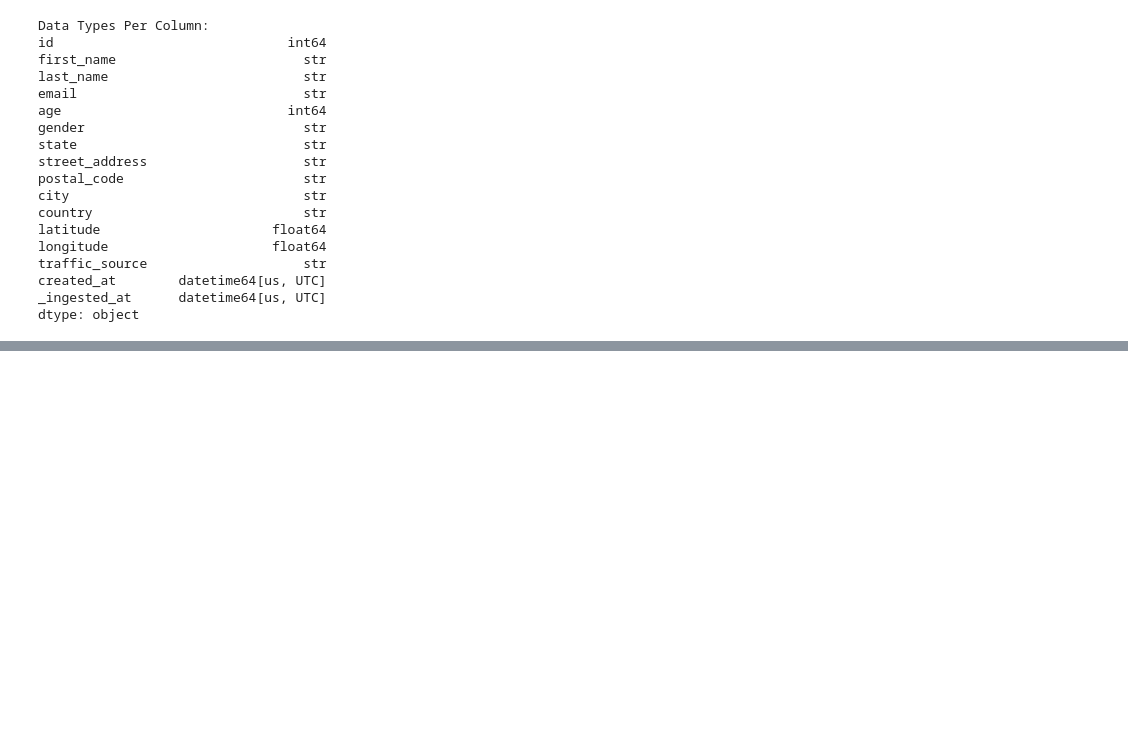
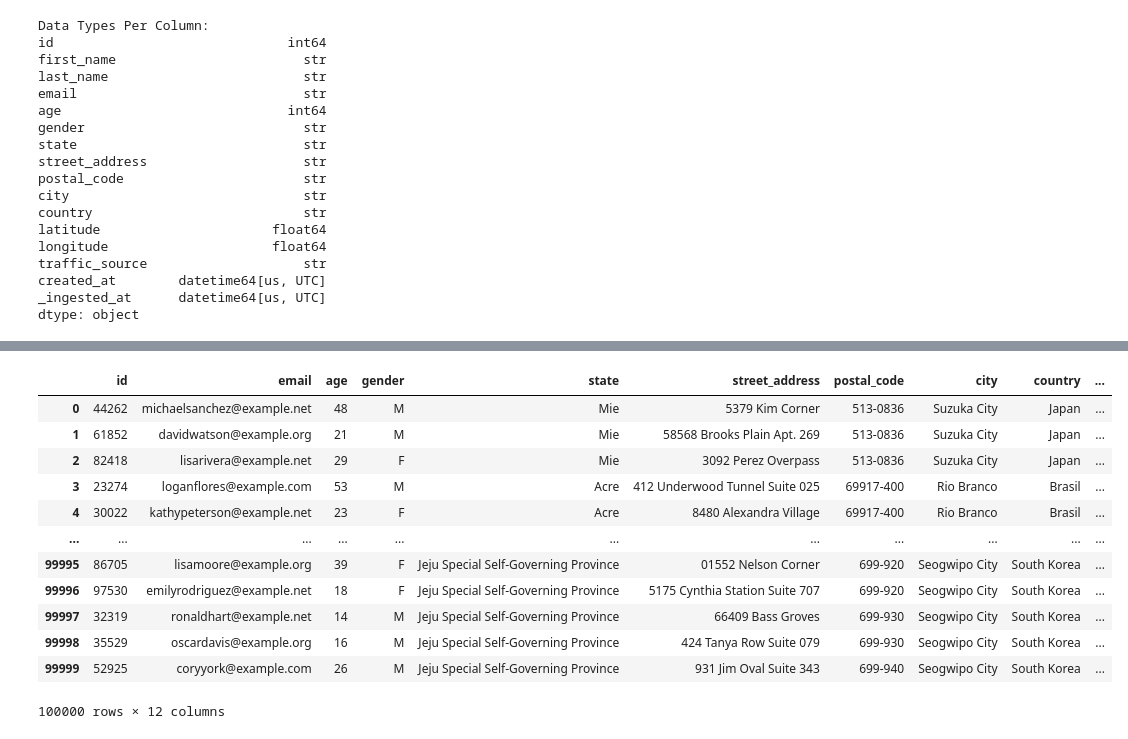
Before and after one commit to amretman77/depi-project, a Jupyter notebook: notebooks/users.ipynb, the cells around one changed output, grey strips where cells are left out. Drawn from its saved outputs; the diff is of its cells as text; code cells hidden in the pictures; blank space fills up the shorter version.

```diff
--- a/notebooks/users.ipynb
+++ b/notebooks/users.ipynb
@@ -5,3 +6,3 @@ import pandas as pd
 # %%
-df_users = load_table("bronze", "users")
+df_users_U = load_table("bronze", "users")
 # %%
@@ -83,3 +84,5 @@ traffic_source                    str
 created_at        datetime64[us, UTC]
 _ingested_at      datetime64[us, UTC]
 dtype: object
+# %%
+df_users_U["full_name"]=df_users_U["first_name"]+' '+ df_users_U["last_name"]
@@ -85,0 +105,18 @@ dtype: object
+# %%
+df_users_U_cleaned = df_users_U.drop(columns=["longitude", "latitude","_ingested_at","first_name","last_name"])
+# %%
+df_users_U_cleaned
+# %% [output]
+|  | id | email | age | gender | state | street_address | postal_code | city | country | ... |
+| 0 | 44262 | michaelsanchez@example.net | 48 | M | Mie | 5379 Kim Corner | 513-0836 | Suzuka City | Japan | ... |
+| 1 | 61852 | davidwatson@example.org | 21 | M | Mie | 58568 Brooks Plain Apt. 269 | 513-0836 | Suzuka City | Japan | ... |
+| 2 | 82418 | lisarivera@example.net | 29 | F | Mie | 3092 Perez Overpass | 513-0836 | Suzuka City | Japan | ... |
+| 3 | 23274 | loganflores@example.com | 53 | M | Acre | 412 Underwood Tunnel Suite 025 | 69917-400 | Rio Branco | Brasil | ... |
+| 4 | 30022 | kathypeterson@example.net | 23 | F | Acre | 8480 Alexandra Village | 69917-400 | Rio Branco | Brasil | ... |
+| ... | ... | ... | ... | ... | ... | ... | ... | ... | ... | ... |
+| 99995 | 86705 | lisamoore@example.org | 39 | F | Jeju Special Self-Governing Province | 01552 Nelson Corner | 699-920 | Seogwipo City | South Korea | ... |
+| 99996 | 97530 | emilyrodriguez@example.net | 18 | F | Jeju Special Self-Governing Province | 5175 Cynthia Station Suite 707 | 699-920 | Seogwipo City | South Korea | ... |
+| 99997 | 32319 | ronaldhart@example.net | 14 | M | Jeju Special Self-Governing Province | 66409 Bass Groves | 699-930 | Seogwipo City | South Korea | ... |
+| 99998 | 35529 | oscardavis@example.org | 16 | M | Jeju Special Self-Governing Province | 424 Tanya Row Suite 079 | 699-930 | Seogwipo City | South Korea | ... |
+| 99999 | 52925 | coryyork@example.com | 26 | M | Jeju Special Self-Governing Province | 931 Jim Oval Suite 343 | 699-940 | Seogwipo City | South Korea | ... |
+100000 rows × 12 columns
```
Also changed, not shown: parts of 11 cells of this notebook, 14 other files.
